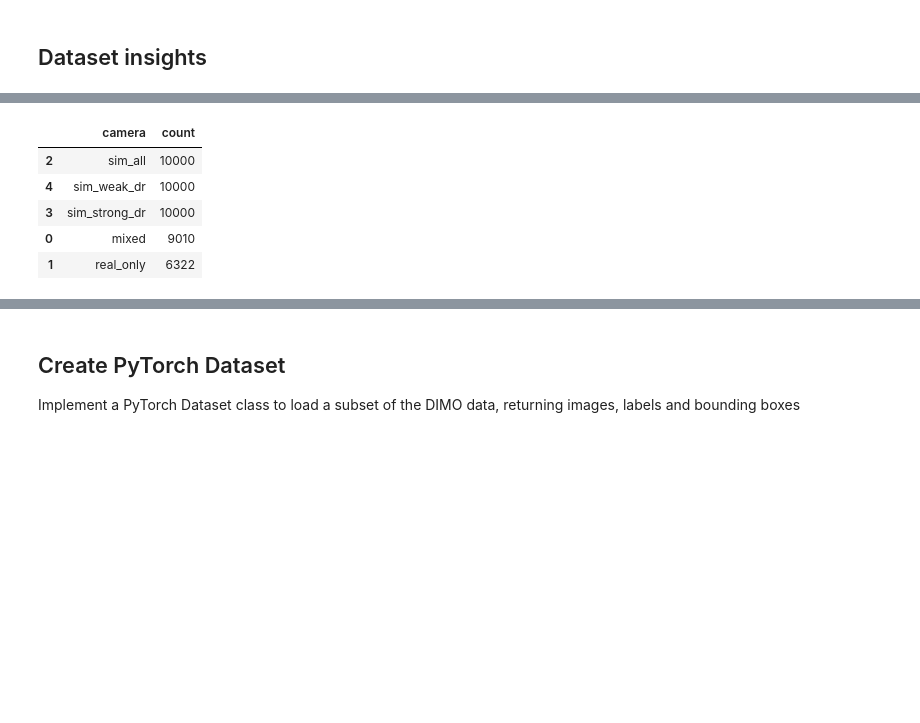
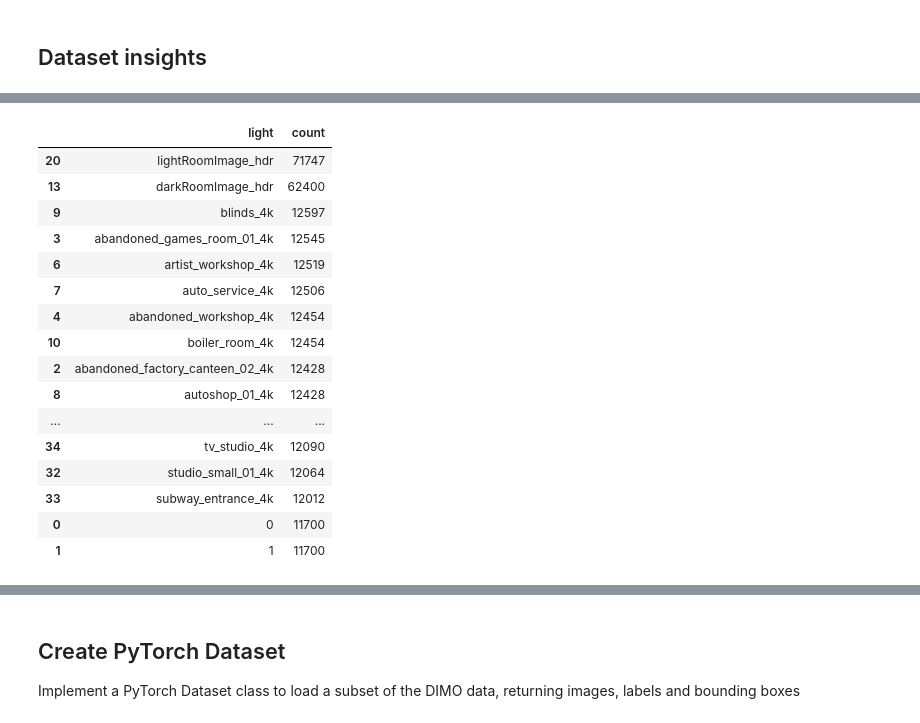
Before and after one commit to Eikthyrnir/uam-cv-sim-to-real-interpretability, a Jupyter notebook: DIMO_detection_sandbox.ipynb, the cells around one changed output, grey strips where cells are left out. Saved outputs shown, nothing was run; the diff lists cells and outputs as text; code cells hidden in the pictures; blank space fills up the shorter version.

```diff
--- a/DIMO_detection_sandbox.ipynb
+++ b/DIMO_detection_sandbox.ipynb
@@ -308,33 +320,33 @@ from dimo_repo.scripts.dimo_loader import DimoLoader
 from pathlib import Path
 # %%
 # Set path to the extracted dimo dataset folder
-# dimo_ds_path = Path('/content/dimo_small')
-dimo_ds_path = Path('/content/DIMO_experiment_subsets')
+dimo_ds_path = Path('/content/dimo_small')
+# dimo_ds_path = Path('/content/DIMO_experiment_subsets')
 # %%
 dimo_loader = DimoLoader()
+
+dimo_ds = dimo_loader.load(
+    dimo_ds_path,
+    cameras=[
+        "real_d415",
+        "real_jaigo",
+        "real_l515",
+      # exclude real_mvbluefox since this folder contains gray folder for gray images instead of rgb.
+      # DimoLoader can't handle this and it's also easier to only train on rgb images
+      #  "real_mvbluefox",
+        "sim_jaigo"
+    ])
 
 # dimo_ds = dimo_loader.load(
 #     dimo_ds_path,
 #     cameras=[
-#         "real_d415",
-#         "real_jaigo",
-#         "real_l515",
+#         "real_only",
+#         "sim_all",
 #       # exclude real_mvbluefox since this folder contains gray folder for gray images instead of rgb.
 #       # DimoLoader can't handle this and it's also easier to only train on rgb images
 #       #  "real_mvbluefox",
-#         "sim_jaigo"
+#         "sim_weak_dr",
+#         "sim_strong_dr",
+#         "mixed",
 #     ])
-
-dimo_ds = dimo_loader.load(
-    dimo_ds_path,
-    cameras=[
-        "real_only",
-        "sim_all",
-      # exclude real_mvbluefox since this folder contains gray folder for gray images instead of rgb.
-      # DimoLoader can't handle this and it's also easier to only train on rgb images
-      #  "real_mvbluefox",
-        "sim_weak_dr",
-        "sim_strong_dr",
-        "mixed",
-    ])
 # %% [output]
@@ -448,15 +460,26 @@ Total unique combinations: 13454
 # %%
 df_dimo.groupby(
-    ['camera'],
+    ['light'],
     dropna=False
 ).size().reset_index(name='count').sort_values(by='count', ascending=False)
 # %% [output]
-|  | camera | count |
-| 2 | sim_all | 10000 |
-| 4 | sim_weak_dr | 10000 |
-| 3 | sim_strong_dr | 10000 |
-| 0 | mixed | 9010 |
-| 1 | real_only | 6322 |
+|  | light | count |
+| 20 | lightRoomImage_hdr | 71747 |
+| 13 | darkRoomImage_hdr | 62400 |
+| 9 | blinds_4k | 12597 |
+| 3 | abandoned_games_room_01_4k | 12545 |
+| 6 | artist_workshop_4k | 12519 |
+| 7 | auto_service_4k | 12506 |
+| 4 | abandoned_workshop_4k | 12454 |
+| 10 | boiler_room_4k | 12454 |
+| 2 | abandoned_factory_canteen_02_4k | 12428 |
+| 8 | autoshop_01_4k | 12428 |
+| ... | ... | ... |
+| 34 | tv_studio_4k | 12090 |
+| 32 | studio_small_01_4k | 12064 |
+| 33 | subway_entrance_4k | 12012 |
+| 0 | 0 | 11700 |
+| 1 | 1 | 11700 |
 # %%
 df_dimo.groupby(
     ['camera', 'total_objects_in_image'],
```
Also changed, not shown: parts of 16 cells of this notebook.
